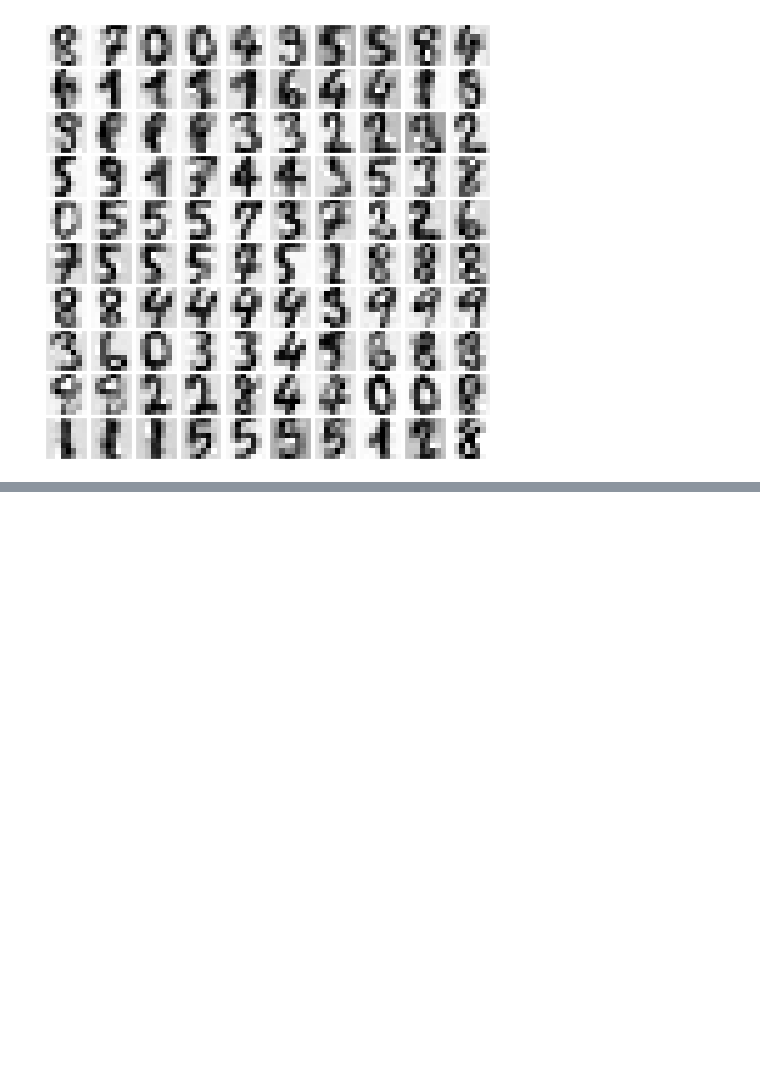
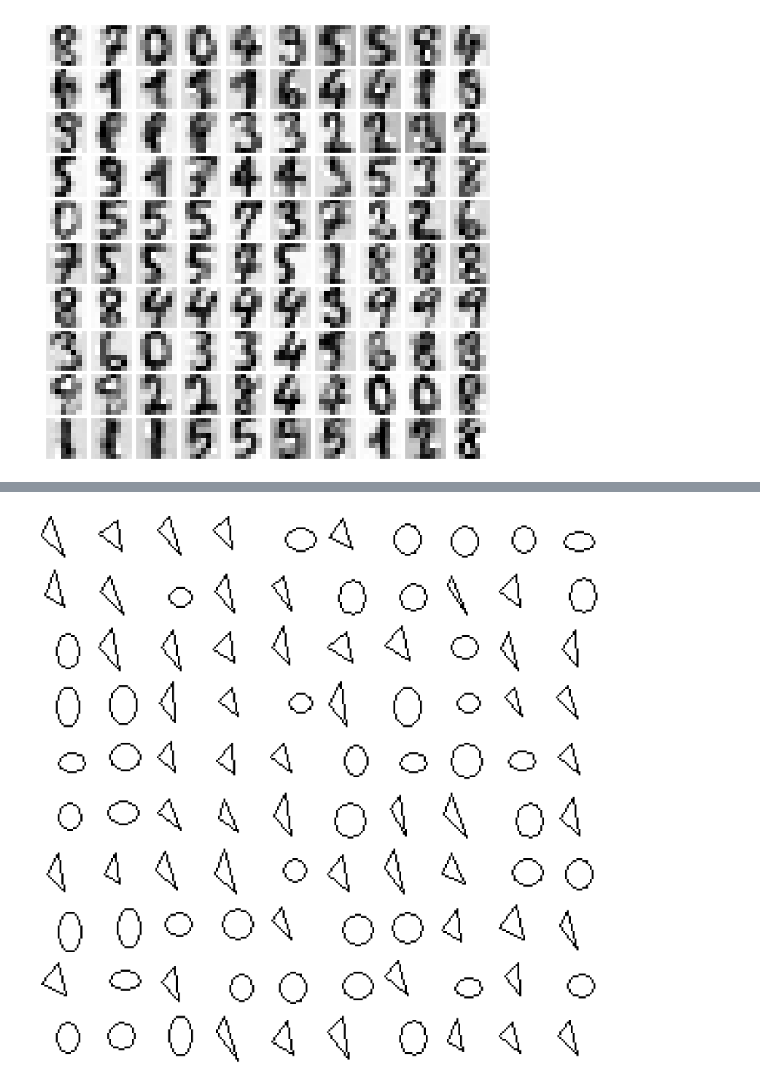
Before and after one commit to dmitrymailk/volsu_ai, a Jupyter notebook: labs/lab_4/lab_4.ipynb, the cells around one changed output, grey strips where cells are left out. Cells and saved outputs as stored; diff of their text form; code cells hidden in the pictures; blank space fills up the shorter version.

```diff
--- a/labs/lab_4/lab_4.ipynb
+++ b/labs/lab_4/lab_4.ipynb
@@ -172,10 +182,17 @@ digits.data.shape
 # %%
-def plot_digits(data):
-	fig, ax = plt.subplots(10, 10, figsize=(8, 8), subplot_kw=dict(xticks=[], yticks=[]))
-	fig.subplots_adjust(hspace=0.05, wspace=0.05)
-	for i, axi in enumerate(ax.flat):
-		im = axi.imshow(data[i].reshape(8, 8), cmap='binary')
-	im.set_clim(0, 16)
+def plot_digits(data, is_digits=True):
+	if is_digits:
+		fig, ax = plt.subplots(10, 10, figsize=(8, 8), subplot_kw=dict(xticks=[], yticks=[]))
+		fig.subplots_adjust(hspace=0.05, wspace=0.05)
+		for i, axi in enumerate(ax.flat):
+			im = axi.imshow(data[i].reshape(8, 8), cmap='binary')
+		im.set_clim(0, 16)
+	else:
+		fig, ax = plt.subplots(10, 10, figsize=(28, 28), subplot_kw=dict(xticks=[], yticks=[]))
+		fig.subplots_adjust(hspace=0.05, wspace=0.05)
+		for i, axi in enumerate(ax.flat):
+			im = axi.imshow(data[i].reshape(28, 28), cmap='binary')
+		im.set_clim(0, 16)
 plot_digits(digits.data)
 # %% [output]
 [figure]
@@ -212,0 +357,4 @@ plot_digits(digits_new)
+# %%
+plot_digits(dataset[:100], is_digits=False)
+# %% [output]
+[figure, added]
```
Also changed, not shown: parts of 13 cells of this notebook.
